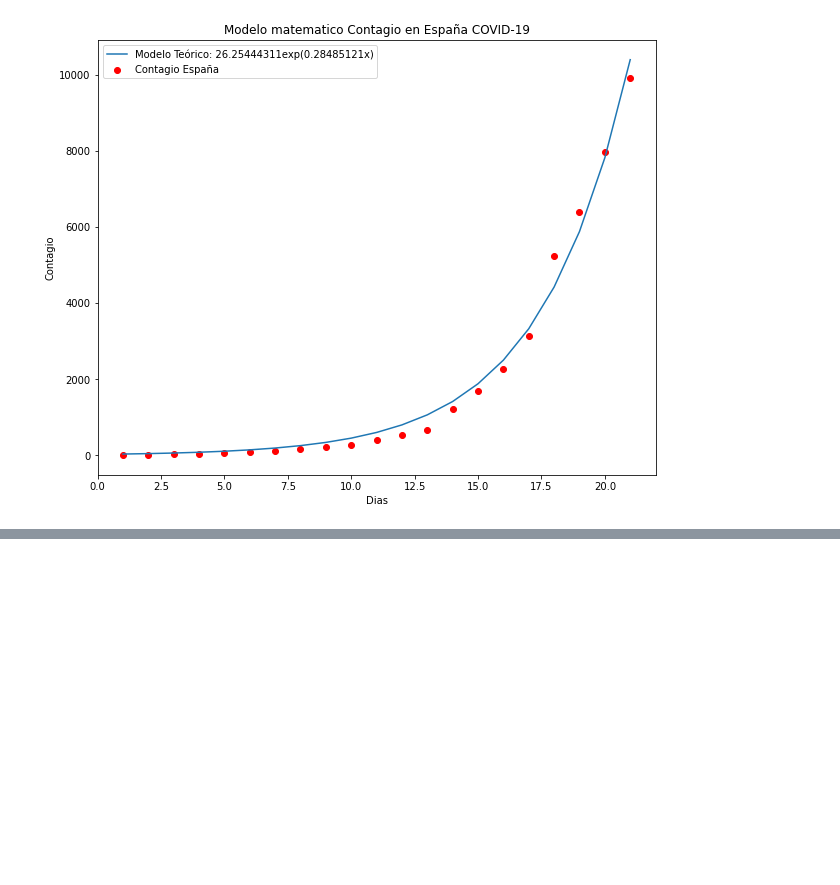
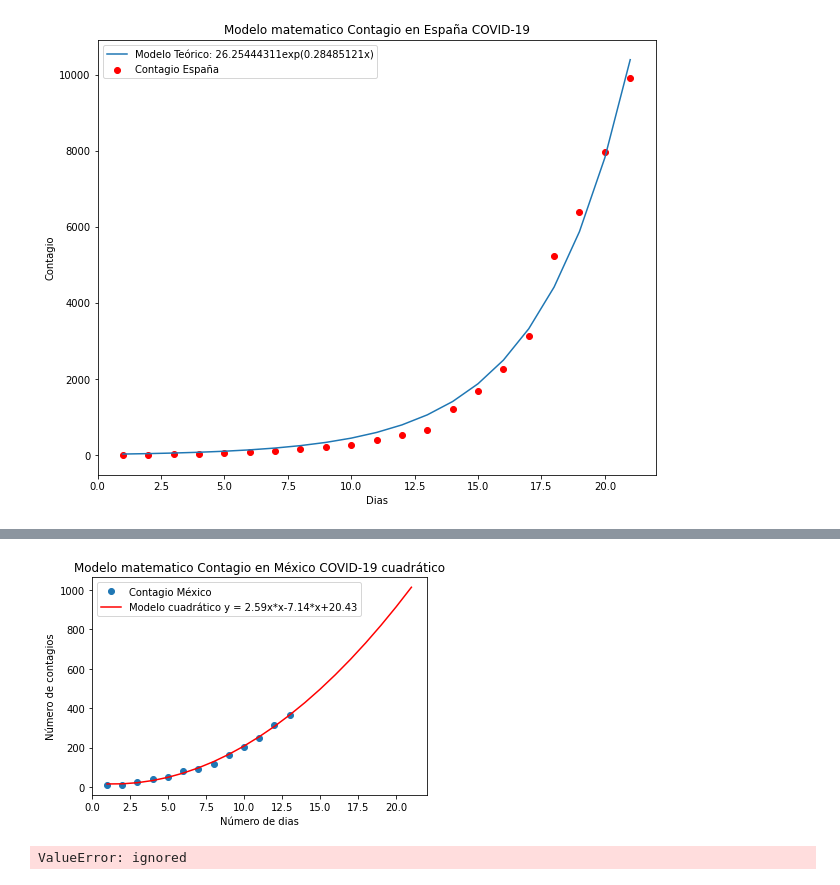
Before and after one commit to Physicworld/COVID19, a Jupyter notebook: Modelo__contagio_COVID_19.ipynb, the cells around one changed output, grey strips where cells are left out. Cells and saved outputs as stored; diff of their text form; code cells hidden in the pictures; blank space fills up the shorter version.

```diff
--- a/Modelo__contagio_COVID_19.ipynb
+++ b/Modelo__contagio_COVID_19.ipynb
@@ -90,0 +112,15 @@ plt.show()
+# %%
+z = np.polyfit(xm,ym,2)
+p = np.poly1d(z)
+# %%
+plt.plot(xm, ym, 'o', label='Contagio México')
+plt.plot(x, p(x), 'r', label='Modelo cuadrático y = 2.59x*x-7.14*x+20.43')
+plt.title("Modelo matematico Contagio en México COVID-19 cuadrático")
+plt.xlabel("Número de dias")
+plt.ylabel("Número de contagios")
+plt.savefig("Modelo Matemático Mexico cuadrático")
+plt.legend()
+plt.show()
+# %% [output]
+[figure, added]
+ValueError: ignored
```
Also changed, not shown: parts of 9 cells of this notebook.
